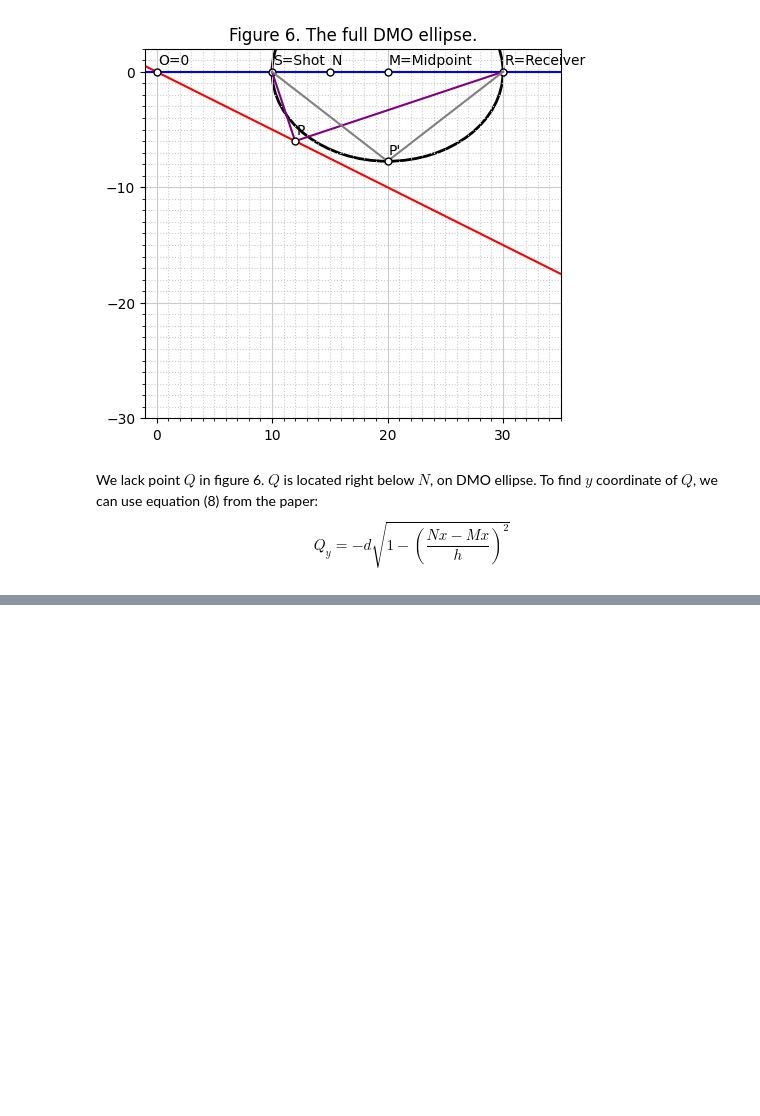
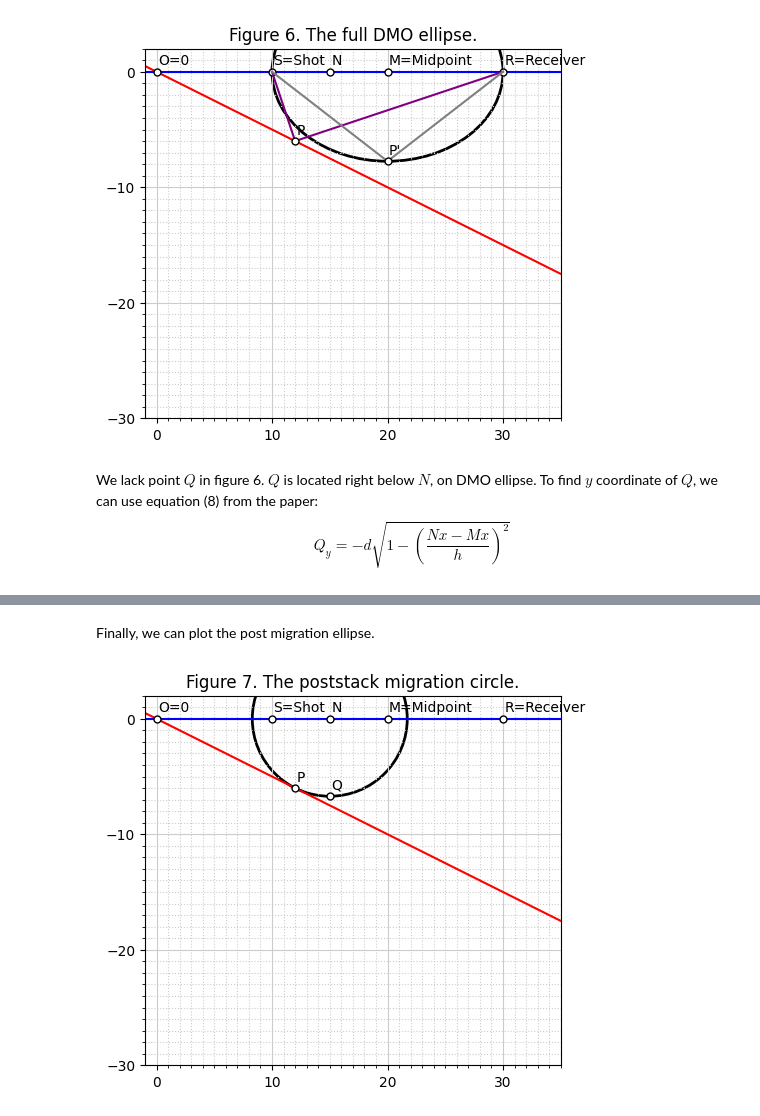
Before and after one commit to softwareunderground/repro-zoo, a Jupyter notebook: russel-1998/russel-1998.ipynb, the cells around one changed output, grey strips where cells are left out. Cells and saved outputs as stored; diff of their text form; code cells hidden in the pictures; blank space fills up the shorter version.

```diff
--- a/russel-1998/russel-1998.ipynb
+++ b/russel-1998/russel-1998.ipynb
@@ -418,0 +430,17 @@ Nx/h
+# %% [markdown]
+Finally, we can plot the post migration ellipse.
+# %%
+# Plot template (Figure 1)
+make_plot()
+
+# N, P, Q
+plot_points([N_p, P_p, Q_p])
+
+# Post migration Ellipse
+post_migration_ellipse = Ellipse([Nx, Ny], Qy*2, Qy*2, linewidth=2, fill=False)
+plt.gca().add_artist(post_migration_ellipse)
+
+plt.title('Figure 7. The poststack migration circle.')
+plt.show()
+# %% [output]
+[figure, added]
```
Also changed, not shown: parts of 8 cells of this notebook.
